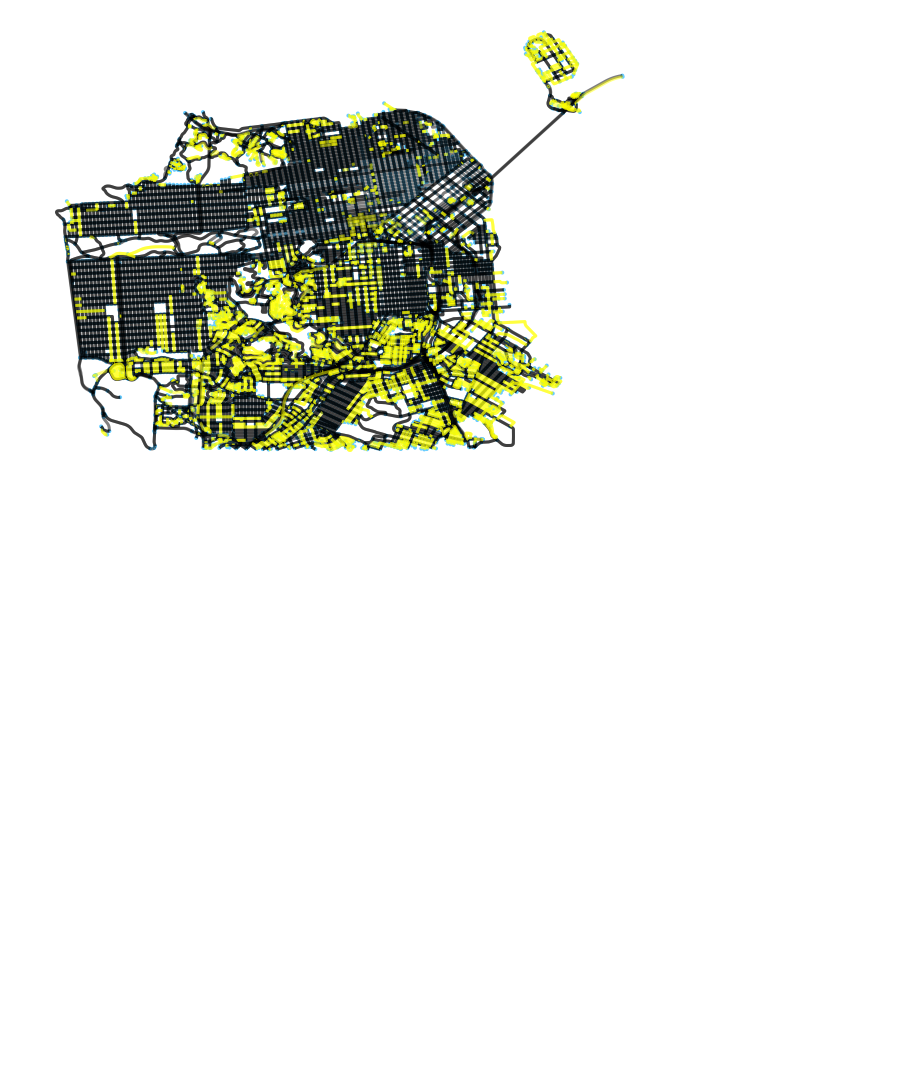
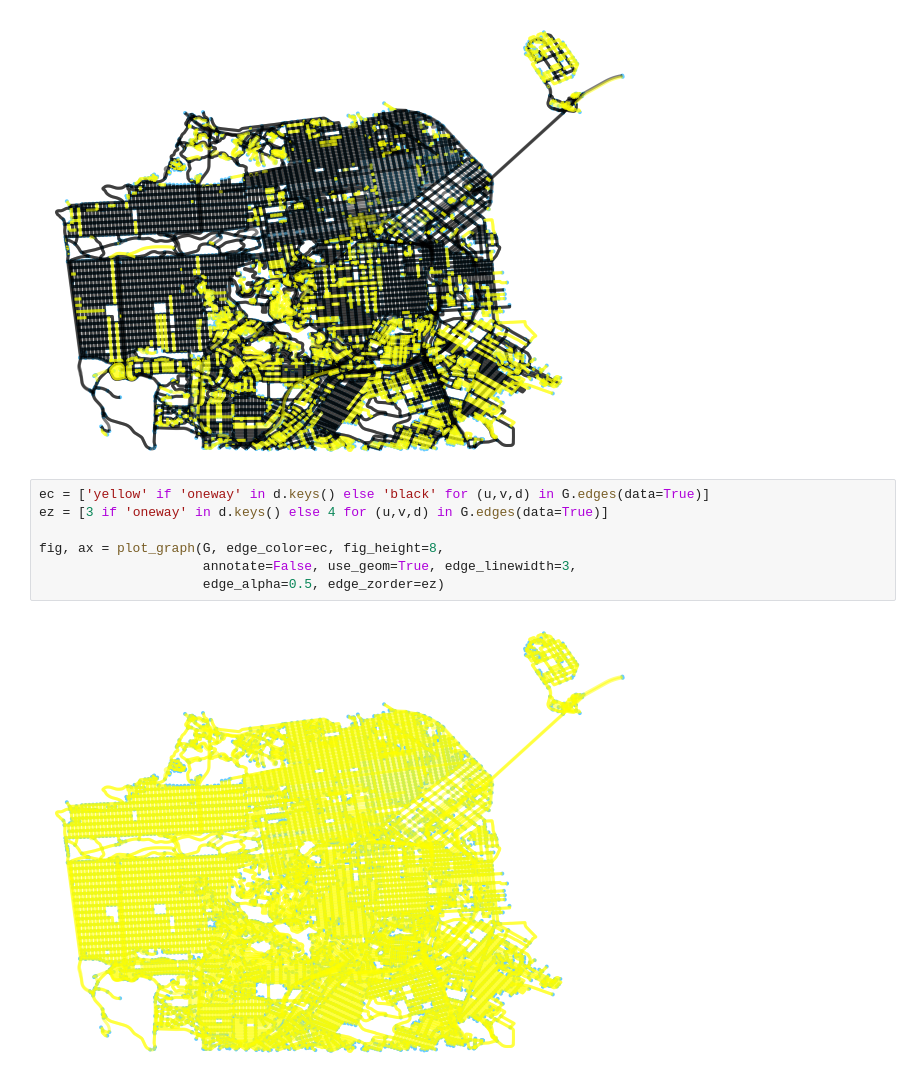
Before and after one commit to ischeinfeld/streets, a Jupyter notebook: Preprocessing.ipynb, the cells around one changed output. Saved outputs shown, nothing was run; the diff lists cells and outputs as text; blank space fills up the shorter version.

```diff
--- a/Preprocessing.ipynb
+++ b/Preprocessing.ipynb
@@ -366,6 +366,15 @@ fig, ax = plot_graph(G, edge_color=ec, fig_height=8,
                      edge_alpha=0.5, edge_zorder=ez)
 # %% [output]
 [figure]
+# %%
+ec = ['yellow' if 'oneway' in d.keys() else 'black' for (u,v,d) in G.edges(data=True)]
+ez = [3 if 'oneway' in d.keys() else 4 for (u,v,d) in G.edges(data=True)]
+
+fig, ax = plot_graph(G, edge_color=ec, fig_height=8,
+                     annotate=False, use_geom=True, edge_linewidth=3,
+                     edge_alpha=0.5, edge_zorder=ez)
+# %% [output]
+[figure, added]
 # %%
 #Turn into Line Graph and carry over node and edge attributes
 #This cell uses the from_networkx method
```
Also changed, not shown: parts of 5 cells of this notebook.
